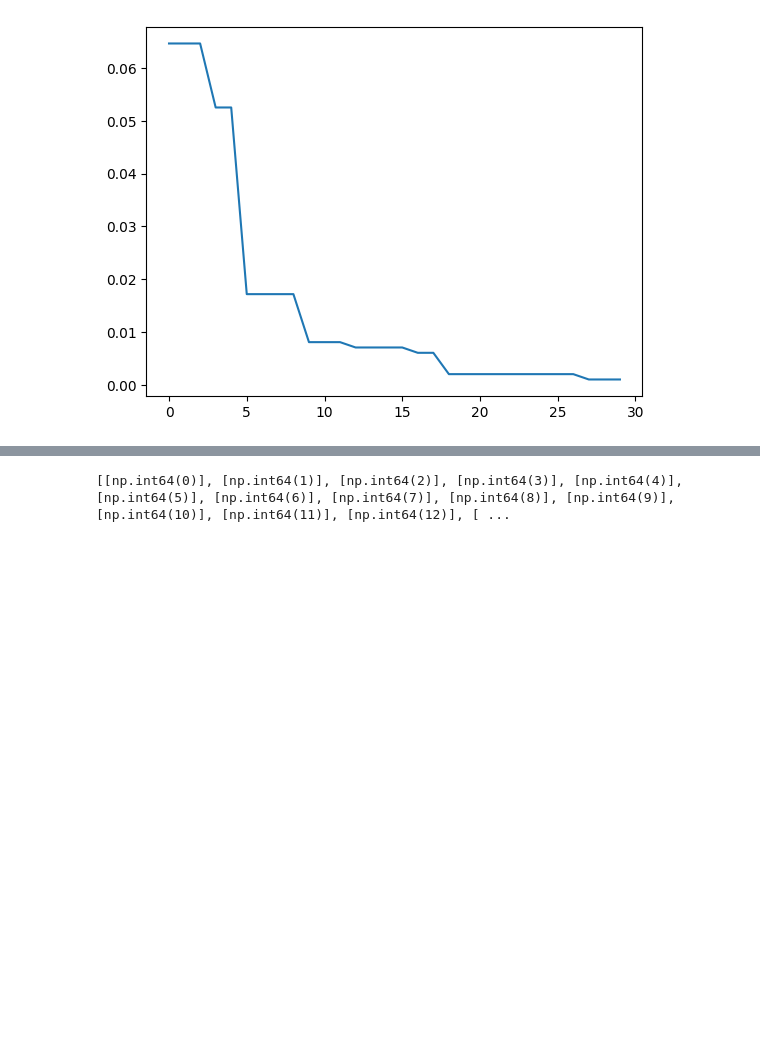
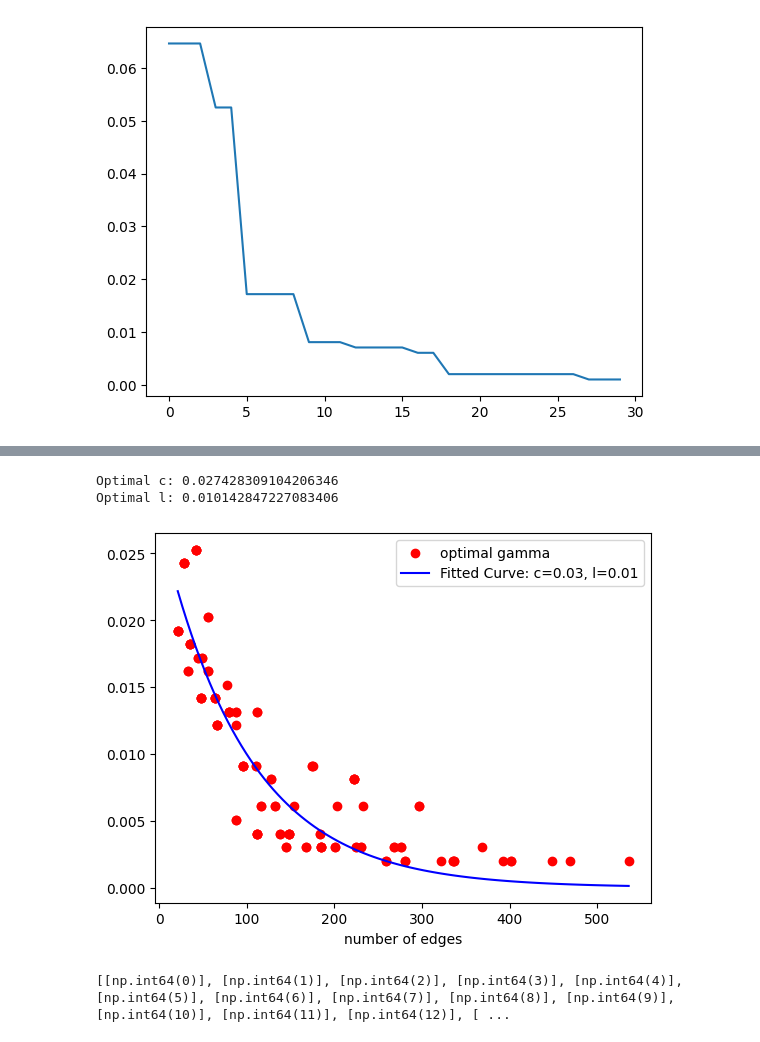
Before and after one commit to frilip/Distance-Quality-Community-Detection, a Jupyter notebook: gamma_tests.ipynb, the cells around one changed output, grey strips where cells are left out. Cells and saved outputs as stored; diff of their text form; code cells hidden in the pictures; blank space fills up the shorter version.

```diff
--- a/gamma_tests.ipynb
+++ b/gamma_tests.ipynb
@@ -115,3 +146,74 @@ plt.plot(optimal_gammas_10)
+# %%
+# gamma with respect to edge number
+
+
+cluster_values = np.linspace(3,8,10).astype(int)
+cluster_node_values = np.linspace(4,12,12).astype(int)
+gamma_values = np.linspace(0.0000001,0.1,100)
+
+data_points = np.empty((0, 2))
+
+for clusters in cluster_values:
+    for i, cluster_nodes in enumerate(cluster_node_values):
+        optimal_gamma = None
+        max_accuracy = 0
+        graph = generate_full_cluster_graph_same_size(clusters, cluster_nodes)
+        actual_communities = [[k * cluster_nodes + i for i in range(cluster_nodes)] for k in range(clusters)]
+        for gamma in gamma_values:
+            calculated_communities = newman_greedy_distance(graph, gamma)
+            accuracy = jaccard_similarity_communities_optimal(actual_communities, calculated_communities)
+            if accuracy > max_accuracy:
+                max_accuracy = accuracy
+                optimal_gamma = gamma
+
+        # we have found optimal gamma for clusters and cluster_nodes
+        # Append the data to the array
+        data_points = np.vstack([data_points, [graph.number_of_edges(), optimal_gamma]])
+
+
+
+
+# Convert data_points to a NumPy array if it's a list of tuples
+data_points = np.array(data_points)
+
+
+# Extract the two variables
+x_data = data_points[:, 0]  # The edges (x-values)
+y_data = data_points[:, 1]  # The optimal_gamma (y-values)
+
+
+sorted_indices = np.argsort(x_data)
+x_data = x_data[sorted_indices]
+y_data = y_data[sorted_indices]
+
+
+
+def model(x,c,l):
+    return c*np.exp(-l*x)
+
+p0 = [1, 1]  # Initial guess: max(y_data) for c, and 1 for l
+
+# Fit the curve to the data
+params, covariance = curve_fit(model, x_data, y_data, p0=p0)
+
+# Extract the optimal parameters
+c_opt, l_opt = params
+print("Optimal c:", c_opt)
+print("Optimal l:", l_opt)
+
+# Plot the data and the fitted curve
+plt.scatter(x_data, y_data, c='red', label='optimal gamma')
+x_fit = np.linspace(np.min(x_data), np.max(x_data), 100)
+y_fit = model(x_fit, c_opt, l_opt)
+plt.plot(x_fit, y_fit, label=f'Fitted Curve: c={c_opt:.2f}, l={l_opt:.2f}', color='blue')
+
+plt.legend()
+plt.xlabel('number of edges')
+plt.savefig('./plots/EDGES_GAMMA_FIT.pdf')
+# %% [output]
+Optimal c: 0.027428309104206346
+Optimal l: 0.010142847227083406
+[figure, added]
 # %%
 gamma = 0.02
 clusters = 3
```
Also changed, not shown: parts of 3 cells of this notebook, 18 other files.
